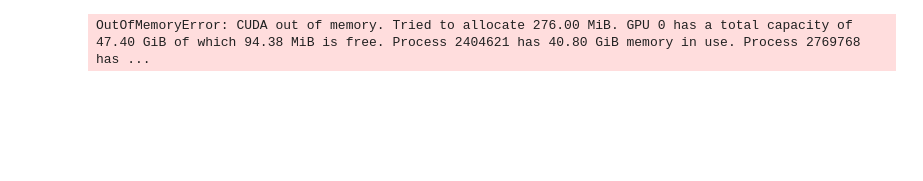
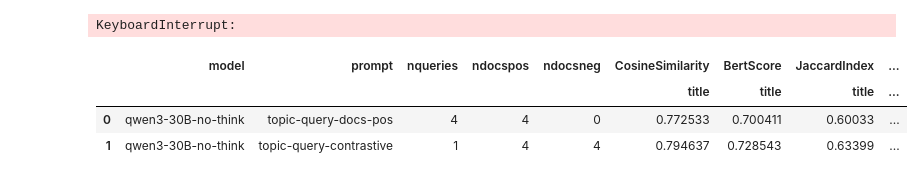
Before and after one commit to irgroup/SIGIR26-Synthesized-Information-Needs, a Jupyter notebook: notebooks/evaluate-topic.ipynb, the cells around one changed output. Saved outputs shown, nothing was run; the diff lists cells and outputs as text; code cells hidden in the pictures; blank space fills up the shorter version.

```diff
--- a/notebooks/evaluate-topic.ipynb
+++ b/notebooks/evaluate-topic.ipynb
@@ -7,0 +9,4 @@ import os
+# %%
+# Load generated qrels from path
+BASE_DIR = DATA_DIR_INTERIM / "topics-robust"
+predictions, names, metadata = load_topics_from_path(BASE_DIR)
@@ -7,0 +15,26 @@ import os
+# %%
+reference = Topics.load_ird_topics("disks45/nocr/trec-robust-2004")
+# %%
+results = TopicEvaluator.experiment(
+    predictions=predictions,
+    reference=reference,
+    measures=[CosineSimilarity(), BertScore(), JaccardIndex(),
+              RelativeLength()],
+    names=names)
+# %% [output]
+KeyboardInterrupt:
+# %%
+df = pd.DataFrame(results)
+df = df.pivot(index=["name"], columns=["measure", "field"], values="value").reset_index()
+metadata.columns = pd.MultiIndex.from_product([metadata.columns, ['']])
+df = df.merge(metadata, left_on=[("name", "")], right_on=[('date', '')])
+# %%
+df[[('model',''), ('prompt',''), ('nqueries',''), ('ndocspos',''), ('ndocsneg',''),
+    ("CosineSimilarity","title"), ("BertScore","title"), ("JaccardIndex","title"), ("RelativeLength","title"),
+    ("CosineSimilarity","description"), ("BertScore","description"), ("JaccardIndex","description"), ("RelativeLength","description"),
+    ("CosineSimilarity","narrative"), ("BertScore","narrative"), ("JaccardIndex","narrative"), ("RelativeLength","narrative")]]
+# %% [output]
+|  | model | prompt | nqueries | ndocspos | ndocsneg | CosineSimilarity | BertScore | JaccardIndex | ... |
+|  |  |  |  |  |  | title | title | title | ... |
+| 0 | qwen3-30B-no-think | topic-query-docs-pos | 4 | 4 | 0 | 0.772533 | 0.700411 | 0.60033 | ... |
+| 1 | qwen3-30B-no-think | topic-query-contrastive | 1 | 4 | 4 | 0.794637 | 0.728543 | 0.63399 | ... |
@@ -36,18 +78,3 @@ def load_topics_and_run_evaluation(
 
     scores = scores.merge(df, left_on="topic_id", right_on="gen_topic_id")
     return scores
-# %%
-measures = [
-    CosineSimilarity(),
-    BertScore(),
-    JaccardIndex(),
-    RelativeLength(),
-]
-
-for topic in os.listdir(DATA_DIR_PROCESSED / "topics"):
-    topic_path = DATA_DIR_PROCESSED / "topics" / topic
-    scores = load_topics_and_run_evaluation("disks45/nocr/trec-robust-2004", TRECTopic,
-                                            topic_path, measures)
-    break
-# %% [output]
-OutOfMemoryError: CUDA out of memory. Tried to allocate 276.00 MiB. GPU 0 has a total capacity of 47.40 GiB of which 94.38 MiB is free. Process 2404621 has 40.80 GiB memory in use. Process 2769768 has ...
```
Also changed, not shown: parts of 4 cells of this notebook, 45 other files.
